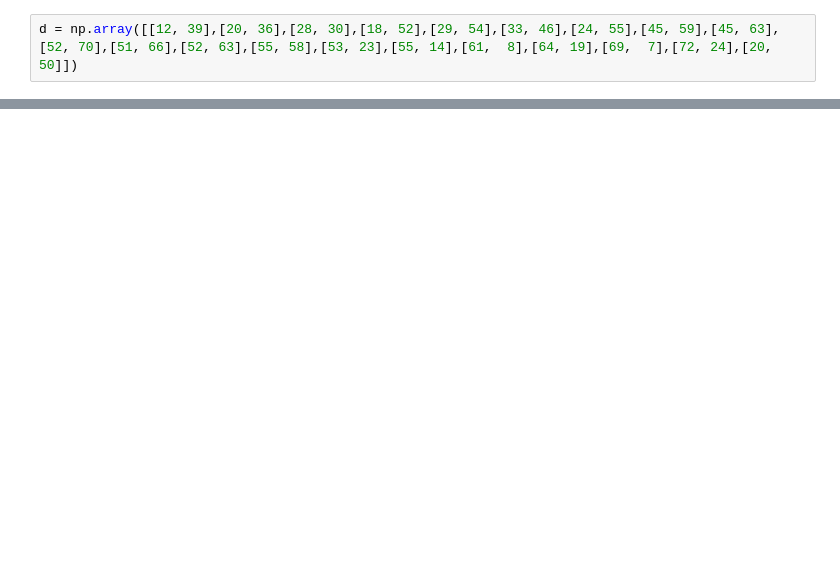
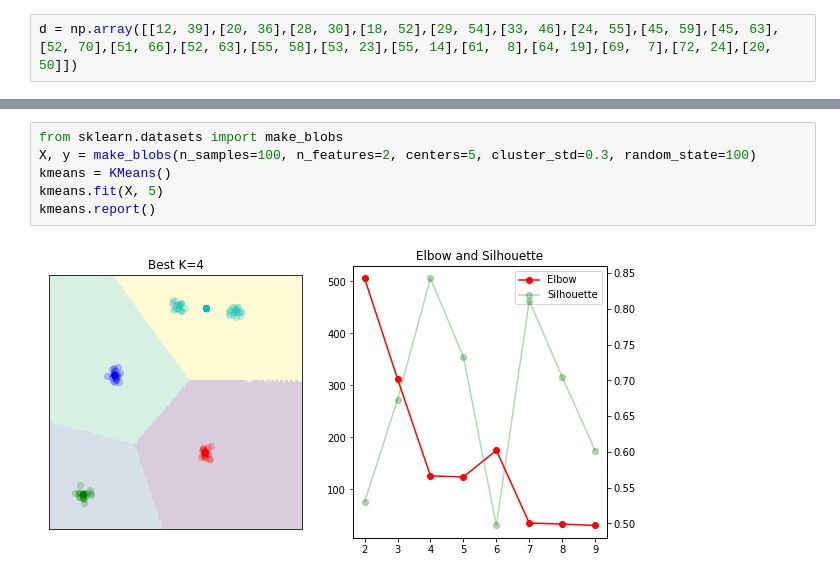
Before and after one commit to irfanchahyadi/ML-DIY, a Jupyter notebook: notebook/KMeans_example.ipynb, the cells around one changed output, grey strips where cells are left out. Drawn from its saved outputs; the diff is of its cells as text; blank space fills up the shorter version.

```diff
--- a/notebook/KMeans_example.ipynb
+++ b/notebook/KMeans_example.ipynb
@@ -14,0 +15,8 @@ kmeans.report()
+# %%
+from sklearn.datasets import make_blobs
+X, y = make_blobs(n_samples=100, n_features=2, centers=5, cluster_std=0.3, random_state=100)
+kmeans = KMeans()
+kmeans.fit(X, 5)
+kmeans.report()
+# %% [output]
+[figure, added]
```
Also changed, not shown: parts of 2 cells of this notebook, 2 other files.
